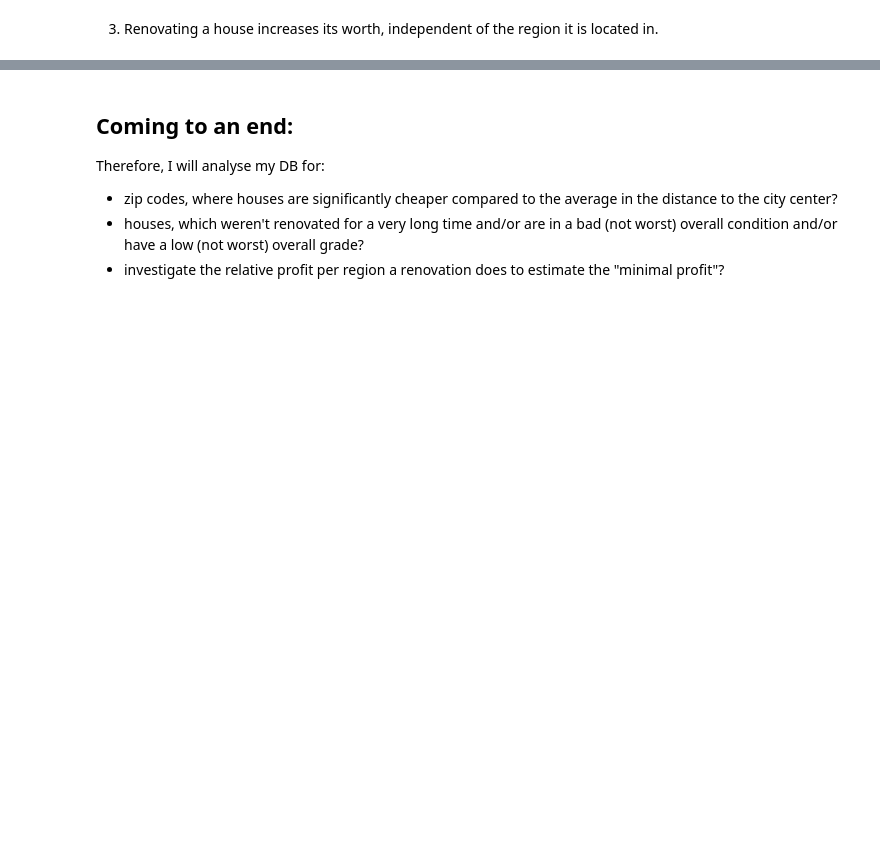
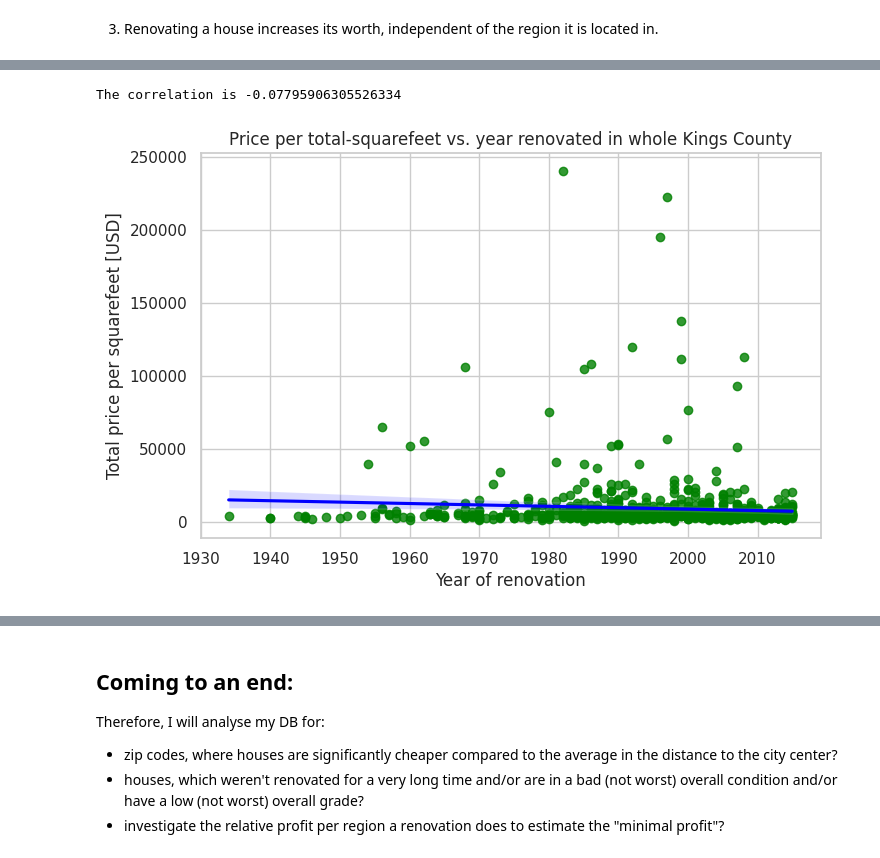
Before and after one commit to TheScieeentist/EDA_Project_RealEstate, a Jupyter notebook: EDA.ipynb, the cells around one changed output, grey strips where cells are left out. Cells and saved outputs as stored; diff of their text form; code cells hidden in the pictures; blank space fills up the shorter version.

```diff
--- a/EDA.ipynb
+++ b/EDA.ipynb
@@ -574,9 +652,11 @@ plt.show(), print('The correlation is', corr_price_renov)
 # %%
-sns.regplot(data=db_request, x='yr_renovated', y='price',
-            scatter_kws = {"color": "blue", "alpha": 0.8},
-            line_kws = {"color": "red"}, ci=98)
-plt.title("Price vs. year renovated")
-plt.xlabel('year of renovation')
-plt.ylabel('total house price')
-plt.legend(title="Zipcode")
+sns.regplot(data=db_request, x='yr_renovated', y='total_sqft_price',
+            scatter_kws = {"color": "green", "alpha": 0.8},
+            line_kws = {"color": "blue"}, ci=98)
+plt.title("Price per total-squarefeet vs. year renovated in whole Kings County")
+plt.xlabel('Year of renovation'),
+plt.ylabel('Total price per squarefeet [USD]')
 print('The correlation is', corr_price_renov)
+# %% [output]
+The correlation is -0.07795906305526334
+[figure, added]
```
Also changed, not shown: parts of 23 cells of this notebook, 18 other files.
